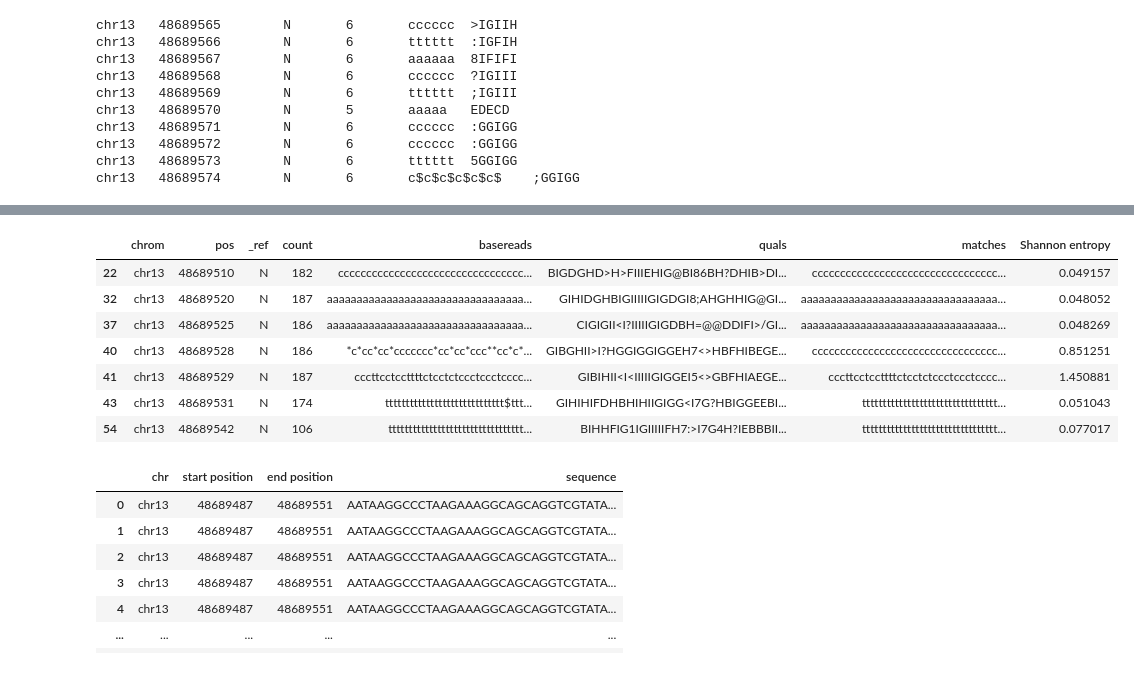
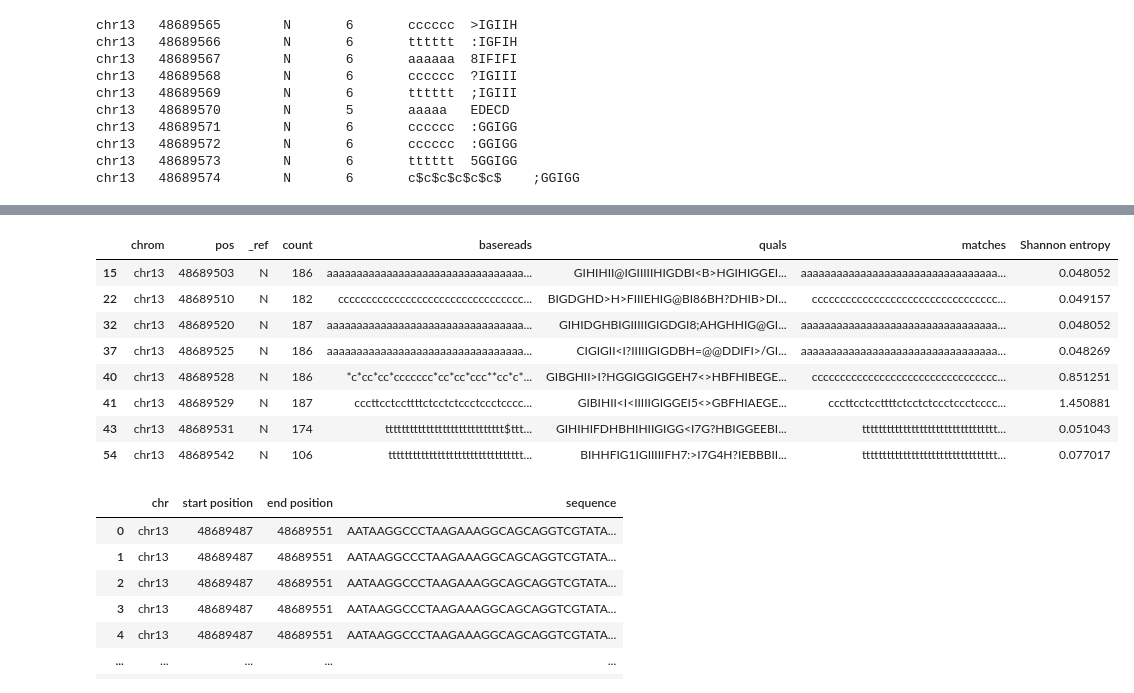
Before and after one commit to EunjinKwon/2024-Bioinformatics, a Jupyter notebook: Project_final.ipynb, the cells around one changed output, grey strips where cells are left out. Drawn from its saved outputs; the diff is of its cells as text; code cells hidden in the pictures.

```diff
--- a/Project_final.ipynb
+++ b/Project_final.ipynb
@@ -70,6 +70,6 @@ pileup.tail()
 # %%
 import re
-toremove = re.compile('[<>$*#^]')
+toremove = re.compile('[-<>$*#@^GIHEDn1]')
 pileup['matches'] = pileup['basereads'].apply(lambda x: toremove.sub('', x))
 # %%
 import math
@@ -119,8 +109,10 @@ f_pileup
 # %%
-f_pileup1 = f_pileup[f_pileup['Shannon entropy'] != 0]
+f_pileup1 = pileup[pileup['Shannon entropy'] != 0]
 f_pileup1
+#print(f_pileup1['matches'].iloc[5])
 # %% [output]
 |  | chrom | pos | _ref | count | basereads | quals | matches | Shannon entropy |
+| 15 | chr13 | 48689503 | N | 186 | aaaaaaaaaaaaaaaaaaaaaaaaaaaaaaaaa... | GIHIHII@IGIIIIIHIGDBI<B>HGIHIGGEI... | aaaaaaaaaaaaaaaaaaaaaaaaaaaaaaaaa... | 0.048052 |
 | 22 | chr13 | 48689510 | N | 182 | ccccccccccccccccccccccccccccccccc... | BIGDGHD>H>FIIIEHIG@BI86BH?DHIB>DI... | ccccccccccccccccccccccccccccccccc... | 0.049157 |
 | 32 | chr13 | 48689520 | N | 187 | aaaaaaaaaaaaaaaaaaaaaaaaaaaaaaaaa... | GIHIDGHBIGIIIIIGIGDGI8;AHGHHIG@GI... | aaaaaaaaaaaaaaaaaaaaaaaaaaaaaaaaa... | 0.048052 |
 | 37 | chr13 | 48689525 | N | 186 | aaaaaaaaaaaaaaaaaaaaaaaaaaaaaaaaa... | CIGIGII<I?IIIIIGIGDBH=@@DDIFI>/GI... | aaaaaaaaaaaaaaaaaaaaaaaaaaaaaaaaa... | 0.048269 |
```
Also changed, not shown: parts of 11 cells of this notebook.
